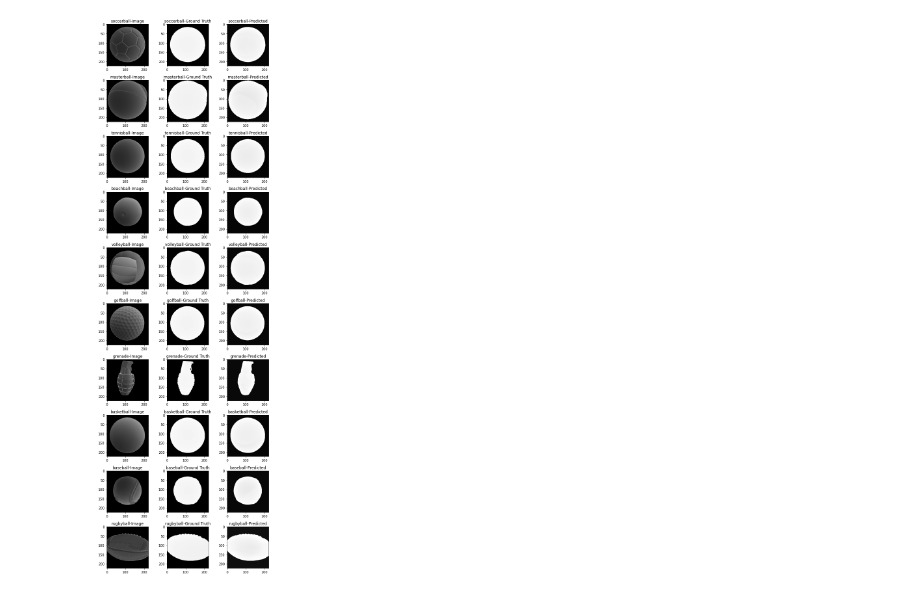
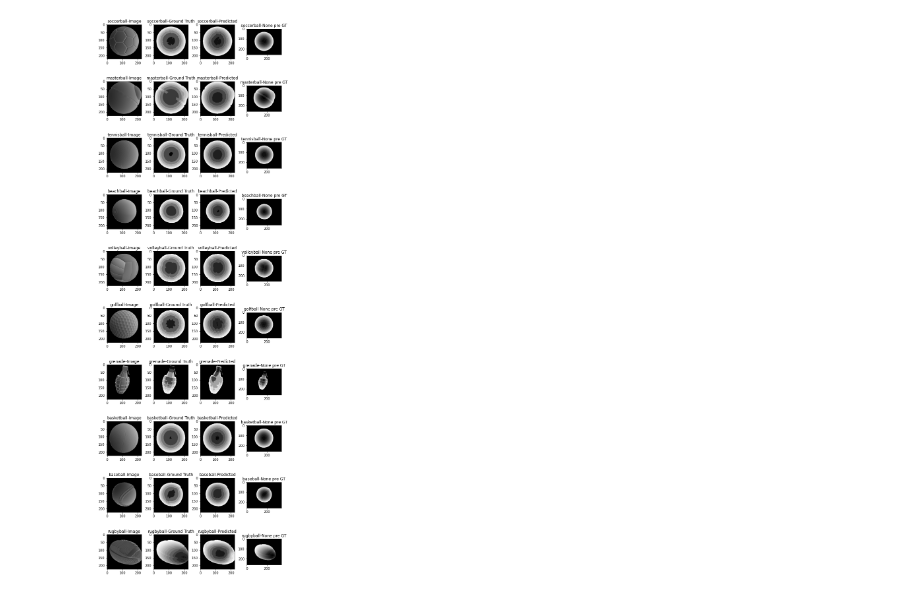
Before and after one commit to kuai-lab/NN23_Event-based-3D-Reconstruction, a Jupyter notebook: utils/viz_data.ipynb, the cells around one changed output. Drawn from its saved outputs; the diff is of its cells as text; code cells hidden in the pictures.

```diff
--- a/utils/viz_data.ipynb
+++ b/utils/viz_data.ipynb
@@ -9,26 +9,43 @@ num_list = [0, 1, 2, 8, 4, 6, 12, 15, 13, 16]
 gt_list = []
 pred_list = []
 gray_list = []
+non_gt_list = []
 for num in num_list:
-    gt_list.append(np.load("ground_truth/npy/depth_image/frame_{:010d}.npy".format(286+num*287)))
-    pred_list.append(np.load("npy/image/depth_{:010d}.npy".format(286+num*287)))
-    gray_list.append(cv2.imread("video/inputs/frame_{:010d}.png".format((num+1)*285*6-1)))
+    gt_list.append(np.load("./output_2/test/ground_truth/npy/depth_image/frame_{:010d}.npy".format(286+num*287)))
+    pred_list.append(np.load("./output_2/test/npy/image/depth_{:010d}.npy".format(286+num*287)))
+    gray_list.append(cv2.imread("./output_2/test/video/inputs/frame_{:010d}.png".format((num+1)*285*6-1)))
+    non_gt_list.append(np.load("./output_2/test/ground_truth/npy/depnpy/depth_{:010d}.npy".format(286+num*287)))
 # %%
 plt.figure(figsize=(8,24))
 name_list = ["soccerball","masterball","tennisball","beachball","volleyball","golfball","grenade","basketball","baseball","rugbyball"]
 degree_list = []
-for idx, (gt, pred, gray, name) in enumerate(zip(gt_list, pred_list, gray_list, name_list)):
-    plt.subplot(10, 3, idx*3+1)
+for idx, (gt, pred, gray, non_gt, name) in enumerate(zip(gt_list, pred_list, gray_list, non_gt_list, name_list)):
+    plt.subplot(10, 4, idx*4+1)
     plt.title('{}-Image'.format(name))
     plt.imshow(gray, cmap="gray")
-    plt.subplot(10, 3, idx*3+2)
+
+    plt.subplot(10, 4, idx*4+2)
     plt.title('{}-Ground Truth'.format(name))
-    plt.imshow(gt[0], cmap="gray")
-    plt.subplot(10, 3, idx*3+3)
+    gt_result = (gt[0] - gt[0].min()) / (gt[0].max() - gt[0].min()) * 255
+    gt_result = np.uint8(gt_result)
+    gt_result = cv2.equalizeHist(gt_result)
+    plt.imshow(gt_result, cmap='gray')
+
+    plt.subplot(10, 4, idx*4+3)
     plt.title('{}-Predicted'.format(name))
-    plt.imshow(pred[0], cmap="gray")
+    pred_result = (pred[0] - pred[0].min()) / (pred[0].max() - pred[0].min()) * 255
+    pred_result = np.uint8(pred_result)
+    pred_result = cv2.equalizeHist(pred_result)
+    plt.imshow(pred_result, cmap="gray")
+
+    plt.subplot(10, 4, idx*4+4)
+    plt.title('{}-None pre GT'.format(name))
+    non_gt_result = (non_gt[0] - non_gt[0].min()) / (non_gt[0].max() - non_gt[0].min()) * 255
+    non_gt_result = np.uint8(non_gt_result)
+    non_gt_result = cv2.equalizeHist(non_gt_result)
+    plt.imshow(non_gt_result, cmap="gray")
 
 plt.tight_layout()
 plt.show()
 # %% [output]
-[figure, old version]
+[figure, new version]
```
Also changed, not shown: parts of 2 cells of this notebook.
